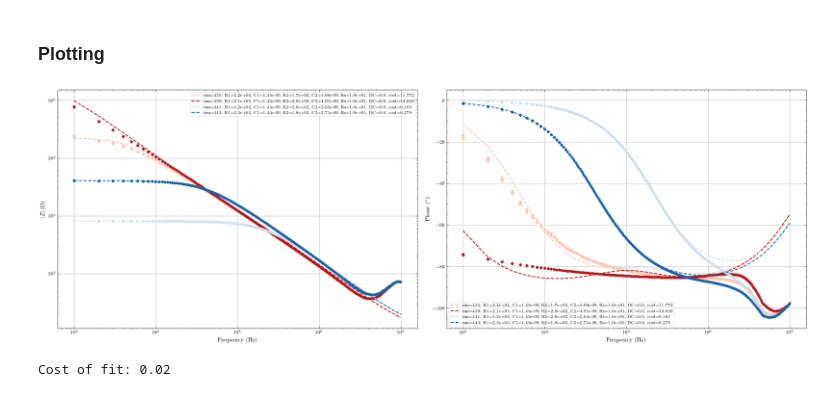
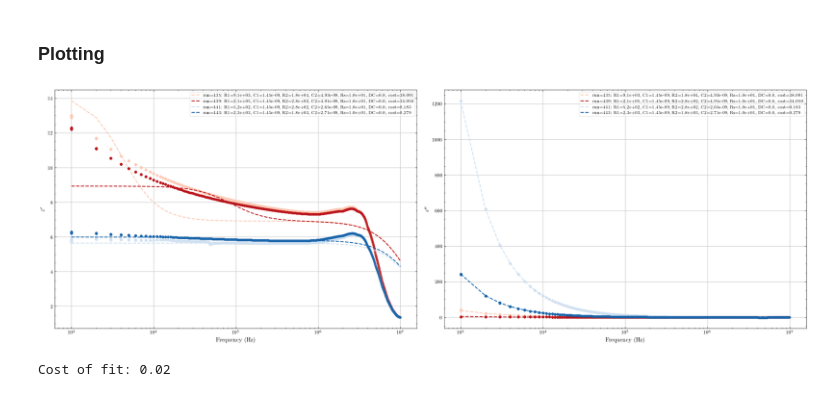
Before and after one commit to hc3413/IS_Analysis, a Jupyter notebook: IS_Analysis_Keithley.ipynb, the cells around one changed output. Drawn from its saved outputs; the diff is of its cells as text; code cells hidden in the pictures.

Commit message:
input vac capacitance for permittivity/modulus calculations

```diff
--- a/IS_Analysis_Keithley.ipynb
+++ b/IS_Analysis_Keithley.ipynb
@@ -61,9 +61,9 @@ C_Ti 9.0666883264512e-08
 
 - Here I am using run_to_dict to put all data into a dict where dict[6] contains a list of all the run 6 data
 # %%
-Vacuum_capacitance = 8.854e-12 * ((20e-6)**2) / (30e-9)  # Vacuum capacitance, used for permittivity calculations
+C_vac = 8.854e-12 * ((800e-6)**2) / (35e-9)  # Vacuum capacitance, used for permittivity calculations
 #import all keithley data from combined folder
-all_data_keithley = KeithleyIS(root_IS_Keithley, 'test', )
+all_data_keithley = KeithleyIS(root_IS_Keithley, 'test', C_vac )
 
 # loop through the imported data and put all measurements with the same run number into a list
 # With each list containing the data for a single run put into a dictionary
@@ -315,7 +307,7 @@ notes = ['Expected pristine capacitance is 6.5e-10', 'LRS is lower capacitance t
 d2_combined = update_plot_string(d2_combined, export_data=export_data, plot_labels=plot_labels)
 
 # Plot
-fig, ax = IS_plot_fit(d2_combined, d_type='Zabsphi', freq_lim=[1e2, 1e7], y_lim_left=None,
+fig, ax = IS_plot_fit(d2_combined, d_type='permittivity', freq_lim=[1e2, 1e7], y_lim_left=None,
                     sort_data=False,  fig_size=fig_size, med_filt = 0, show_key = True)
 
 # append the figure and title to the list for later exporting
@@ -354,7 +346,7 @@ fit_settings = {
                              # 'Q1': 4e-11, 'alpha1': 0.92, 'Q2': 5e-10, 'alpha2': 0.85}
     'de_maxiter': 6000000, # Max generations (iterations) for Differential Evolution. Increase for complex problems.
     'ls_max_nfev': 300000, # Max function evaluations for Least Squares. Increase if refinement terminates early.
-    'de_popsize':100,
+    'de_popsize':300,
     'de_tol': 1e-5,
     'ls_ftol':1e-13,
     'ls_xtol':1e-13,
@@ -465,30 +389,30 @@ Final Fitted Parameters Dictionary:
 # %%
 # Separate the data into the HRS and LRS states for plotting
 d2_HRS = [keithley[435][0],  keithley[439][0]]
 d2_LRS = [keithley[441][0],  keithley[443][0]]
 
 # Combine the HRS and LRS data into a single list of lists
 d2_combined = [d2_HRS, d2_LRS]
 
 # Labels
 plot_labels = [ 'HRS1', 'HRS2', 'LRS1', 'LRS3'] # label for the legend
 plot_filename = 'Switching_fitted_RC' # name for exported figure
 plot_title = 'D2 Fitted Switching Data Single RC' # title for powerpoint
 
 # Notes
 notes = ['Expected pristine capacitance is 6.5e-10', 'LRS is lower capacitance than HRS', 'more CPE behavior in pristine/HRS state'] # notes for the powerpoint in text box
 
 # if export true, update the plot string
 d2_combined = update_plot_string(d2_combined, export_data=export_data, plot_labels=plot_labels)
 
 # Plot
-fig, ax = IS_plot_fit(d2_combined, d_type='Zabsphi', freq_lim=[1e2, 1e7], y_lim_left=None,
+fig, ax = IS_plot_fit(d2_combined, d_type='permittivity', freq_lim=[1e2, 1e7], y_lim_left=None,
                     sort_data=False,  fig_size=fig_size, med_filt = 0, show_key = True)
 
 # append the figure and title to the list for later exporting
 fig_list.append((fig, plot_filename, plot_title, notes))
 # %% [output]
-[figure, old version]
+[figure, new version]
 # %%
 cost = 1.7e-2
 print("Cost of fit: {:.2f}".format(cost))
```
Also changed, not shown: parts of 4 cells of this notebook, 1 other file.
